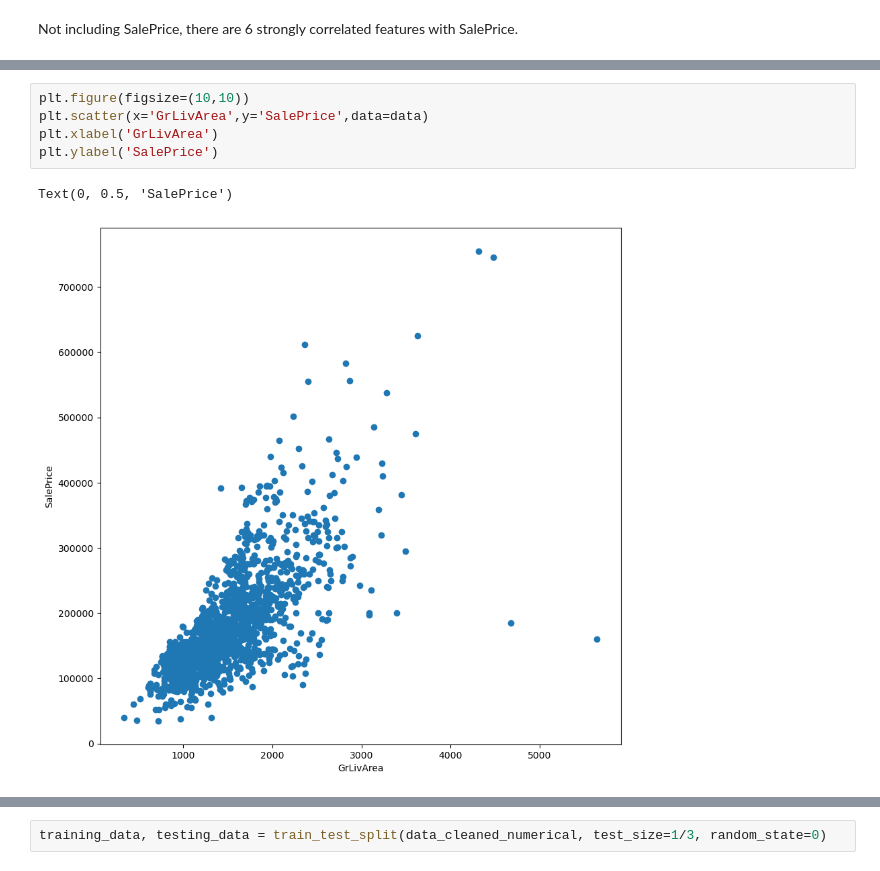
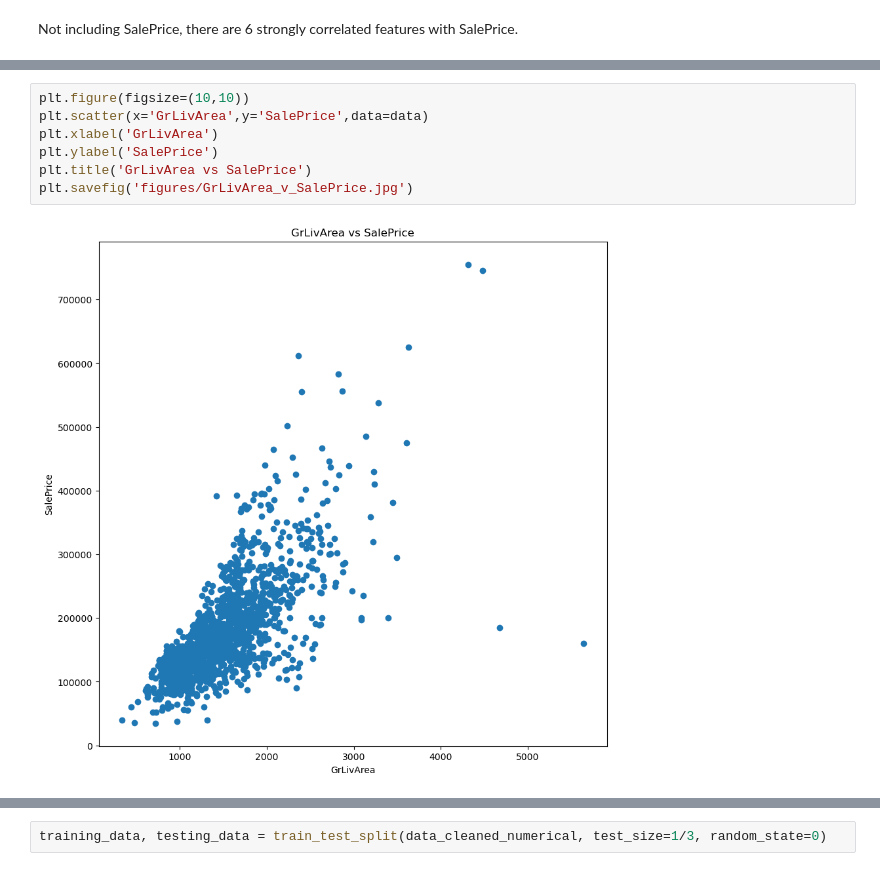
Before and after one commit to UCB-stat-159-s23/project-Group20, a Jupyter notebook: code_notebook.ipynb, the cells around one changed output, grey strips where cells are left out. Drawn from its saved outputs; the diff is of its cells as text.

```diff
--- a/code_notebook.ipynb
+++ b/code_notebook.ipynb
@@ -171,11 +151,12 @@ Text(0, 0.5, 'SalePrice')
 # %%
 plt.figure(figsize=(10,10))
 plt.scatter(x='GrLivArea',y='SalePrice',data=data)
 plt.xlabel('GrLivArea')
 plt.ylabel('SalePrice')
+plt.title('GrLivArea vs SalePrice')
+plt.savefig('figures/GrLivArea_v_SalePrice.jpg')
 # %% [output]
-Text(0, 0.5, 'SalePrice')
-[figure, old version]
+[figure, new version]
 # %%
 plt.figure(figsize=(10,10))
 plt.scatter(x='GarageCars',y='SalePrice',data=data)
```
Also changed, not shown: parts of 11 cells of this notebook, 10 other files.
